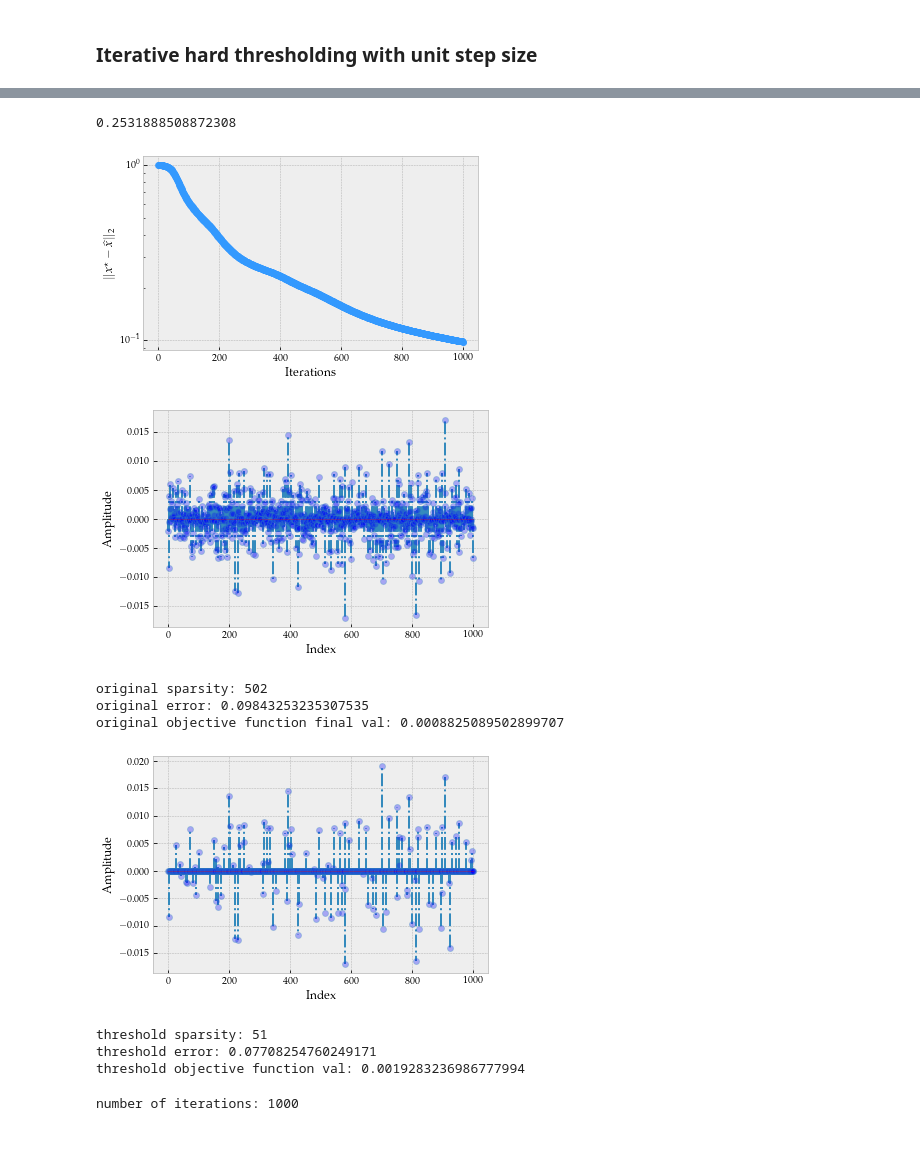
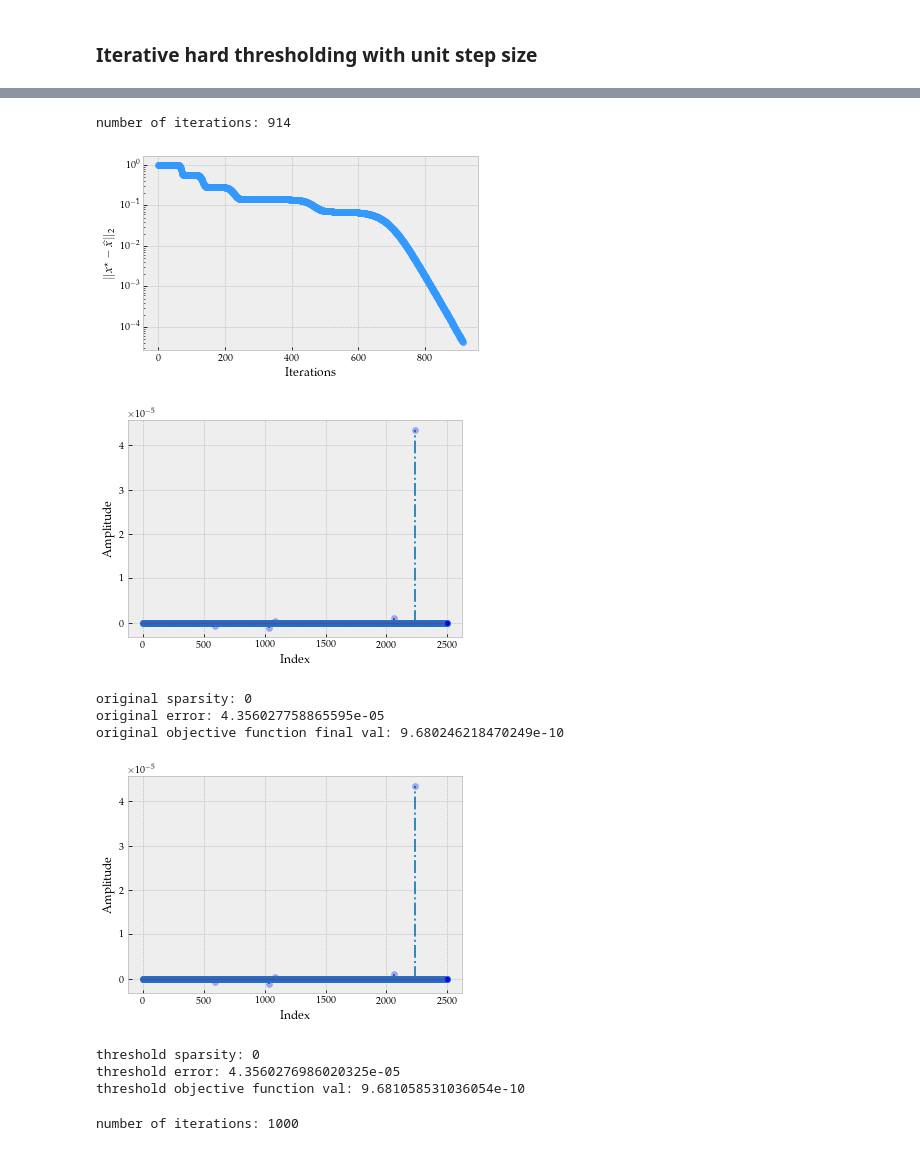
Before and after one commit to rithikjain1480/SparseHadamard, a Jupyter notebook: sparse_hadamard.ipynb, the cells around one changed output, grey strips where cells are left out. Drawn from its saved outputs; the diff is of its cells as text; code cells hidden in the pictures.

```diff
--- a/sparse_hadamard.ipynb
+++ b/sparse_hadamard.ipynb
@@ -25,12 +25,12 @@ from matplotlib import rc
 rc('font',**{'family':'serif','serif':['Palatino']})
 rc('text', usetex=True)
 
-p = 1000  # Ambient dimension
+p = 2500  # Ambient dimension
 # Number of samples
 # n = 300
 # n = 350
-n = 1000  # testing large n - mess with this more
-k = 100   # Sparsity level
+n = 2000  # testing large n - mess with this more
+k = 5   # Sparsity level
 
 # Generate a p-dimensional zero vector
 x_star = np.zeros(p)
@@ -162,7 +162,7 @@ Number of steps: 55
 def check_sparsity(arr, cutoff):
     sparsity_counter = 0
     for val in arr:
-        if val > cutoff:
+        if abs(val) > cutoff:
             sparsity_counter += 1
 
     return sparsity_counter
@@ -221,7 +221,10 @@ def HPP(y, X, lambda_param, init_v, iters, epsilon, verbose, beta_star):
     return beta, beta_list, f_list
 
 lambda_param = 0.5
-init_v = la.lstsq(Phi, y)[0]
+alpha = 0.00001
+# init_v = la.lstsq(Phi, y)[0]
+init_v = np.random.uniform(alpha * -1, alpha, p)
+print(la.norm(Phi @ init_v - y, 2))
 iters = 10 # fewer iterations for this algorithm
 beta_HPP, beta_list, f_list = HPP(y, Phi, lambda_param, init_v, iters, epsilon, False, x_star)
 
@@ -269,7 +273,7 @@ sparsity: 1
 # %%
 # hadamard gradient descent (Zhao)
 # with large eta, objective function is minimized, but experimental beta far from actual beta
-def HGD(y, X, eta, iters, epsilon, verbose, beta_star):
+def HGD(y, X, eta, iters, alpha, epsilon, verbose, beta_star):
     # Length of original signal
     p = X.shape[1]
     # Length of measurement vector
@@ -279,10 +283,10 @@ def HGD(y, X, eta, iters, epsilon, verbose, beta_star):
     Xt = np.transpose(X)
 
     # Initialize
-    u_new = np.random.rand(p) - 0.5
-    u_new = (1 / la.norm(u_new, 2)) * u_new
-    v_new = np.random.rand(p) - 0.5
-    v_new = (1 / la.norm(v_new, 2)) * v_new
+    u_new = np.random.uniform(alpha * -1, alpha, p)
+#     u_new = (1 / la.norm(u_new, 2)) * u_new
+    v_new = np.random.uniform(alpha * -1, alpha, p)
+#     v_new = (1 / la.norm(v_new, 2)) * v_new
 
     beta_new = np.multiply(u_new, v_new)
     beta_list = [la.norm(beta_new - beta_star, 2)]
@@ -313,13 +317,10 @@ def HGD(y, X, eta, iters, epsilon, verbose, beta_star):
     return beta_new, beta_list, f_list
 
 iters = 1000
+alpha = 0.00001
 # eta = 1  # much larger eta (step size) performs better for some reason, and small eta does not converge quickly
-beta_HGD, beta_list, f_list = HGD(y, Phi, eta, iters, epsilon, False, x_star)
-
-# add hard thresholding
-eta = 1/L
-print(eta)
-# XtX is hessian --> compute SVD (L = max singular value of XtX, squared)
+eta = 1/L  # XtX is hessian --> compute SVD (L = max singular value of XtX, squared)
+beta_HGD, beta_list, f_list = HGD(y, Phi, eta, iters, alpha, epsilon, False, x_star)
 
 # Plot
 plt.rc('text', usetex=True)
@@ -336,44 +337,44 @@ plt.subplots_adjust(top=0.8)
 plt.show()
 
 plt.style.use('bmh')
 bs = range(p)
 markerline, stemlines, baseline = plt.stem(bs, beta_HGD - x_star, '-.')
 plt.setp(markerline, 'alpha', 0.3, 'ms', 6)
 plt.setp(markerline, 'markerfacecolor', 'b')
 plt.setp(baseline, 'color', 'r', 'linewidth', 1, 'alpha', 0.3)
 plt.xlabel('Index')
 plt.ylabel('Amplitude')
 plt.show()
 
 print('original sparsity:', check_sparsity(beta_HGD, 0.0000001))
 print('original error:', beta_list[-1])
 print('original objective function final val:', f_list[-1])
 threshold_beta = threshold(beta_HGD, k)
 
 plt.style.use('bmh')
 bs = range(p)
 markerline, stemlines, baseline = plt.stem(bs, threshold_beta - x_star, '-.')
 plt.setp(markerline, 'alpha', 0.3, 'ms', 6)
 plt.setp(markerline, 'markerfacecolor', 'b')
 plt.setp(baseline, 'color', 'r', 'linewidth', 1, 'alpha', 0.3)
 plt.xlabel('Index')
 plt.ylabel('Amplitude')
 plt.show()
 
-print('threshold sparsity:', check_sparsity(threshold_beta, 0.0000001))
+print('threshold sparsity:', check_sparsity(threshold_beta, 0))
 print('threshold error:', la.norm(threshold_beta - x_star, 2))
 print('threshold objective function val:', f(y, Phi, threshold_beta))
 # %% [output]
-0.2531888508872308
+number of iterations: 914
-[figure, old version]
+[figure, new version]
-[figure, old version]
+[figure, new version]
-original sparsity: 502
-original error: 0.09843253235307535
-original objective function final val: 0.0008825089502899707
+original sparsity: 0
+original error: 4.356027758865595e-05
+original objective function final val: 9.680246218470249e-10
-[figure, old version]
+[figure, new version]
-threshold sparsity: 51
-threshold error: 0.07708254760249171
-threshold objective function val: 0.0019283236986777994
+threshold sparsity: 0
+threshold error: 4.3560276986020325e-05
+threshold objective function val: 9.681058531036054e-10
 # %%
 # hadamard gradient descent with early stopping (Zhao)
 def HGD_early_stopping(y, X, y_prime, X_prime, eta, iters, epsilon, verbose, beta_star):
```
Also changed, not shown: parts of 3 cells of this notebook.
